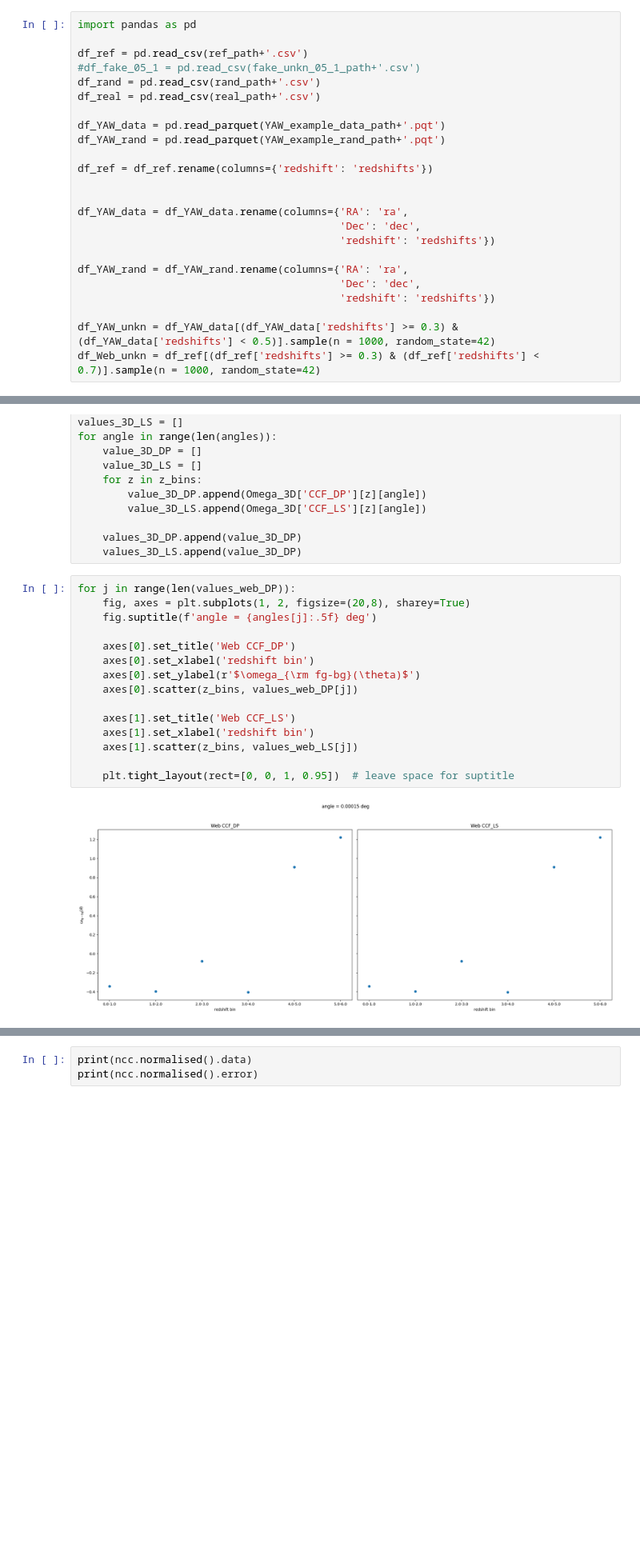
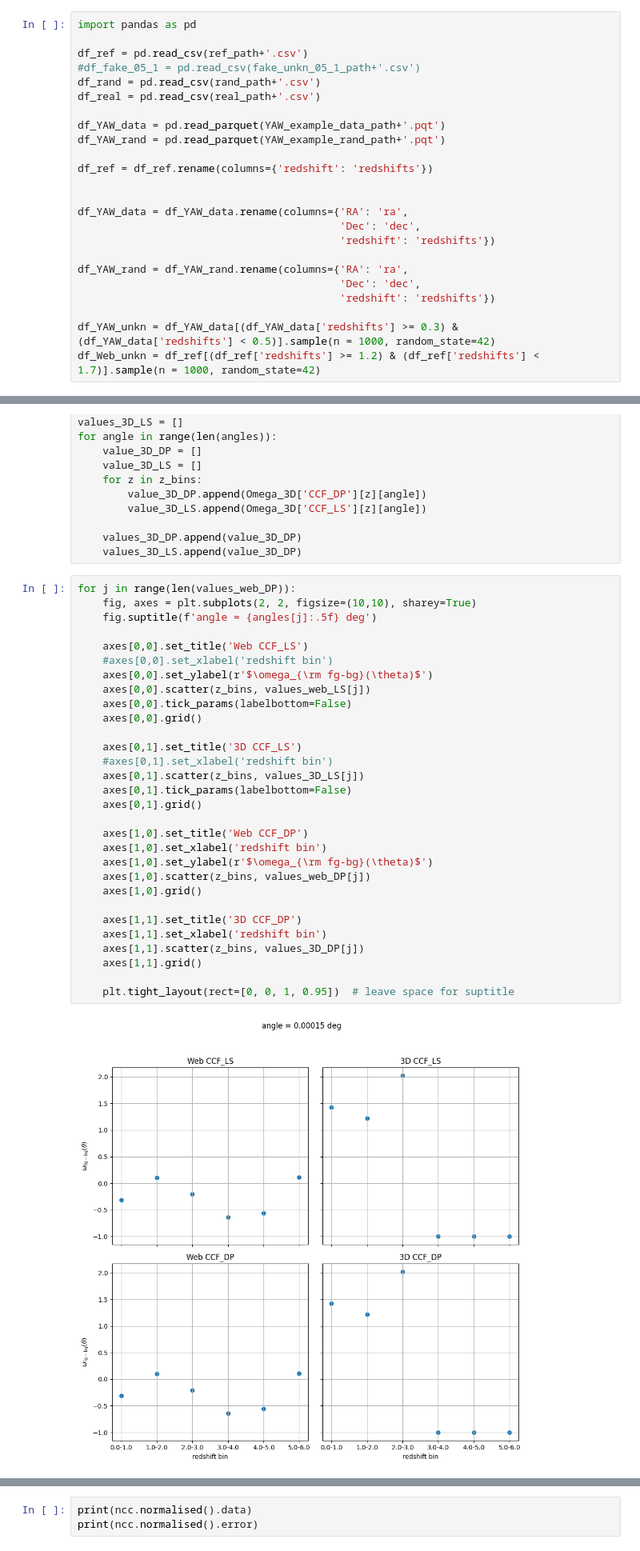
Before and after one commit to AndreasSvaerke/Mastercode_new, a Jupyter notebook: Yet_Another_Wizz.ipynb, the cells around one changed output, grey strips where cells are left out. Shown at 80% size. Cells and saved outputs as stored; diff of their text form; blank space fills up the shorter version.

```diff
--- a/Yet_Another_Wizz.ipynb
+++ b/Yet_Another_Wizz.ipynb
@@ -35,7 +35,7 @@ df_YAW_rand = df_YAW_rand.rename(columns={'RA': 'ra',
                                           'redshift': 'redshifts'})
 
 df_YAW_unkn = df_YAW_data[(df_YAW_data['redshifts'] >= 0.3) & (df_YAW_data['redshifts'] < 0.5)].sample(n = 1000, random_state=42)
-df_Web_unkn = df_ref[(df_ref['redshifts'] >= 0.3) & (df_ref['redshifts'] < 0.7)].sample(n = 1000, random_state=42)
+df_Web_unkn = df_ref[(df_ref['redshifts'] >= 1.2) & (df_ref['redshifts'] < 1.7)].sample(n = 1000, random_state=42)
 # %%
 import numpy as np
 def generate_randoms(s, e, n=1000, int = None):
@@ -571,18 +571,33 @@ for angle in range(len(angles)):
     values_3D_LS.append(value_3D_DP)
 # %%
 for j in range(len(values_web_DP)):
-    fig, axes = plt.subplots(1, 2, figsize=(20,8), sharey=True)
+    fig, axes = plt.subplots(2, 2, figsize=(10,10), sharey=True)
     fig.suptitle(f'angle = {angles[j]:.5f} deg')
 
-    axes[0].set_title('Web CCF_DP')
-    axes[0].set_xlabel('redshift bin')
-    axes[0].set_ylabel(r'$\omega_{\rm fg-bg}(\theta)$')
-    axes[0].scatter(z_bins, values_web_DP[j])
+    axes[0,0].set_title('Web CCF_LS')
+    #axes[0,0].set_xlabel('redshift bin')
+    axes[0,0].set_ylabel(r'$\omega_{\rm fg-bg}(\theta)$')
+    axes[0,0].scatter(z_bins, values_web_LS[j])
+    axes[0,0].tick_params(labelbottom=False)
+    axes[0,0].grid()
 
-    axes[1].set_title('Web CCF_LS')
-    axes[1].set_xlabel('redshift bin')
-    axes[1].scatter(z_bins, values_web_LS[j])
+    axes[0,1].set_title('3D CCF_LS')
+    #axes[0,1].set_xlabel('redshift bin')
+    axes[0,1].scatter(z_bins, values_3D_LS[j])
+    axes[0,1].tick_params(labelbottom=False)
+    axes[0,1].grid()
+
+    axes[1,0].set_title('Web CCF_DP')
+    axes[1,0].set_xlabel('redshift bin')
+    axes[1,0].set_ylabel(r'$\omega_{\rm fg-bg}(\theta)$')
+    axes[1,0].scatter(z_bins, values_web_DP[j])
+    axes[1,0].grid()
+
+    axes[1,1].set_title('3D CCF_DP')
+    axes[1,1].set_xlabel('redshift bin')
+    axes[1,1].scatter(z_bins, values_3D_DP[j])
+    axes[1,1].grid()
 
     plt.tight_layout(rect=[0, 0, 1, 0.95])  # leave space for suptitle
 # %% [output]
-[figure, old version]
+[figure, new version]
```
Also changed, not shown: parts of 10 cells of this notebook.
